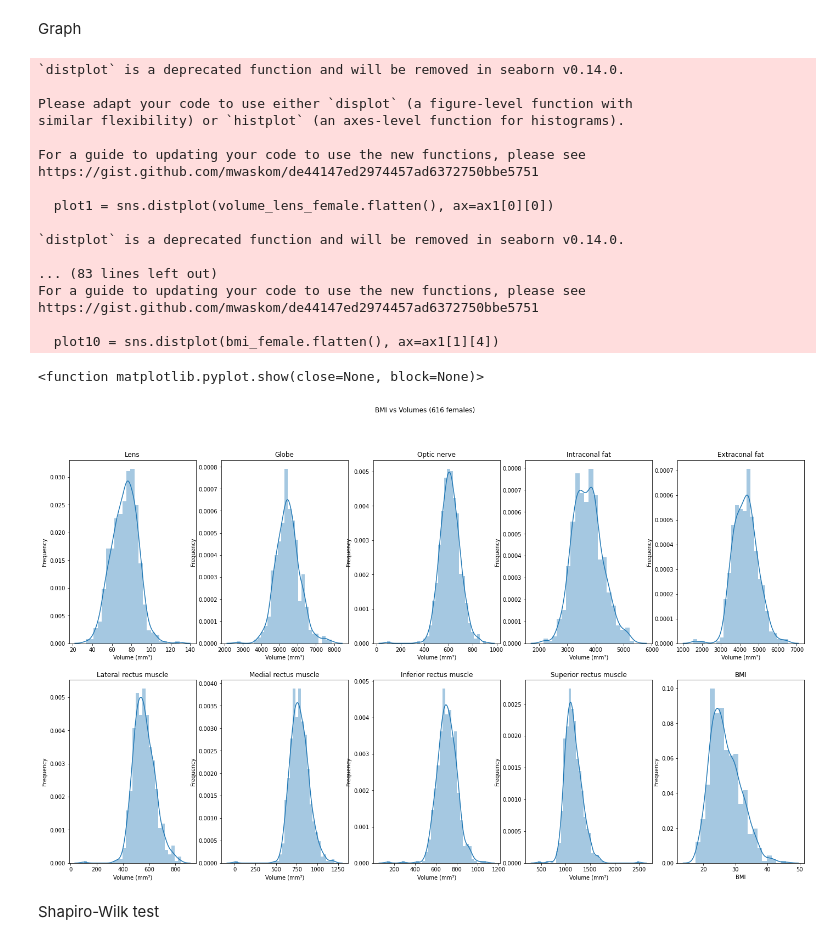
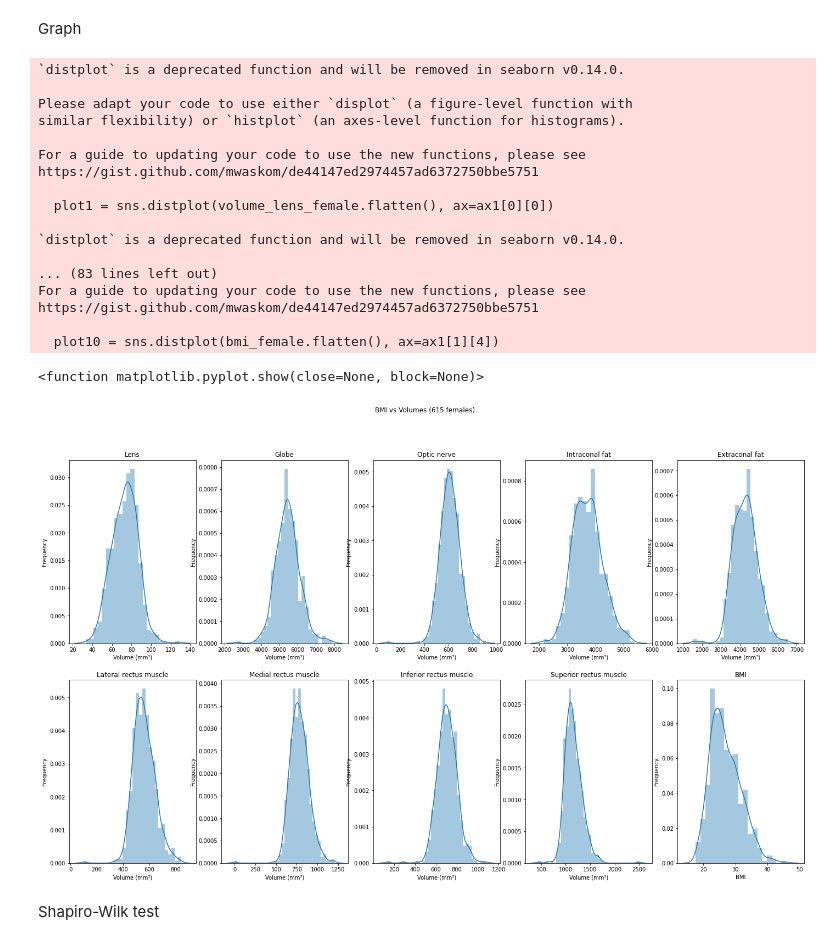
Before and after one commit to jaimebarran/a-eye_segmentation, a Jupyter notebook: deep_learning/3D_multilabel/extract_biometrics.ipynb, the cells around one changed output. Drawn from its saved outputs; the diff is of its cells as text; code cells hidden in the pictures.

```diff
--- a/deep_learning/3D_multilabel/extract_biometrics.ipynb
+++ b/deep_learning/3D_multilabel/extract_biometrics.ipynb
@@ -1755,7 +1763,7 @@ The null hypothesis can be rejected --> The set may NOT follow a normal distribu
 Graph
 # %%
 # Female group
-female_group = sex_group.get_group("F")
+female_group = sex_group.get_group("F").dropna()
 
 # Volumes
 volume_lens_female = np.array([female_group["vol_lens"]])
@@ -1867,34 +1875,34 @@ if fix_axis:
 ax1[1][4].set_title(f'BMI')
 plot10 = sns.distplot(bmi_female.flatten(), ax=ax1[1][4])
 ax1[1][4].set_xlabel('BMI')
 ax1[1][4].set_ylabel('Frequency')
 if fix_axis:
     # ax[1].set_xlim(x_axis)
     ax1[1][4].set_ylim(y_axis)
 
 plt.show
 
 # plt.savefig('/mnt/sda1/Repos/a-eye/Output/bmi_vs_volume/dist_gaussian_vol_bmi_females.png')
 # %% [output]
 `distplot` is a deprecated function and will be removed in seaborn v0.14.0.
 
 Please adapt your code to use either `displot` (a figure-level function with
 similar flexibility) or `histplot` (an axes-level function for histograms).
 
 For a guide to updating your code to use the new functions, please see
 https://gist.github.com/mwaskom/de44147ed2974457ad6372750bbe5751
 
   plot1 = sns.distplot(volume_lens_female.flatten(), ax=ax1[0][0])
 
 `distplot` is a deprecated function and will be removed in seaborn v0.14.0.
 
 ... (83 lines left out)
 For a guide to updating your code to use the new functions, please see
 https://gist.github.com/mwaskom/de44147ed2974457ad6372750bbe5751
 
   plot10 = sns.distplot(bmi_female.flatten(), ax=ax1[1][4])
 <function matplotlib.pyplot.show(close=None, block=None)>
-[figure, old version]
+[figure, new version]
 # %% [markdown]
 Shapiro-Wilk test
 # %%
```
Also changed, not shown: parts of 3 cells of this notebook.
